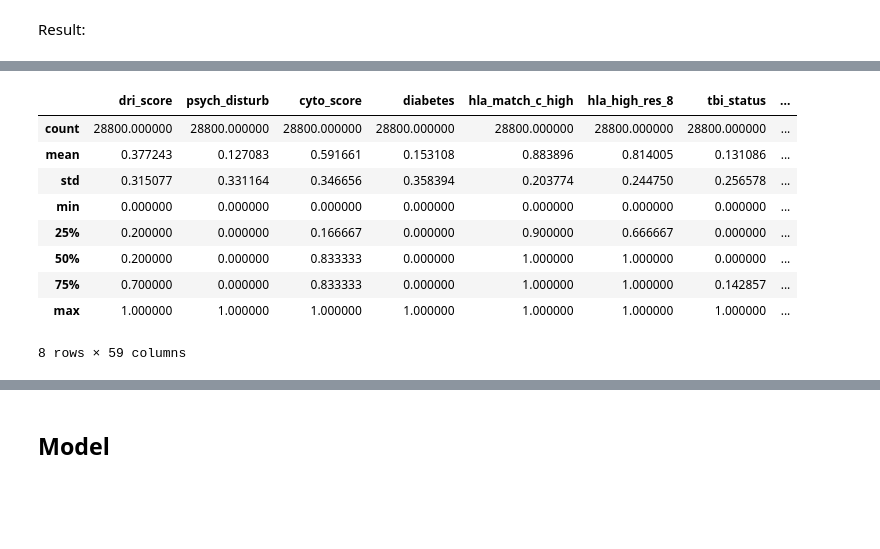
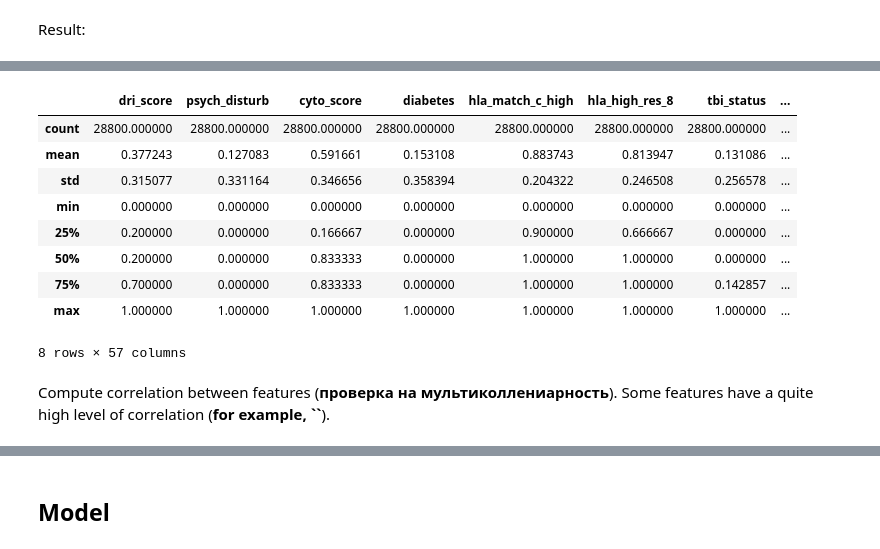
Before and after one commit to serjshul/CIBMTR_Survival_Predictions, a Jupyter notebook: CIBMTR_2025.ipynb, the cells around one changed output, grey strips where cells are left out. Cells and saved outputs as stored; diff of their text form; code cells hidden in the pictures; blank space fills up the shorter version.

```diff
--- a/CIBMTR_2025.ipynb
+++ b/CIBMTR_2025.ipynb
@@ -146,6 +158,9 @@ hla_match_drb1_low, hla_match_dqb1_low, year_hct, hla_match_a_high, donor_age,
 hla_match_b_low, age_at_hct, hla_match_a_low, hla_match_b_high,
 comorbidity_score, karnofsky_score, hla_low_res_8, hla_match_drb1_high,
 hla_low_res_10, efs_time
+# %%
+categorical_cols = categorical_cols[categorical_cols != 'efs']
+numerical_cols = numerical_cols[numerical_cols != 'efs_time']
 # %% [markdown]
 NA analysis:
 # %%
@@ -200,9 +215,12 @@ Fill NA values in the categorical columns with the mode value of each column. Fu
 # %%
 # Filling NAs with mode values
 for col in categorical_cols:
-    df_train[col].fillna(df_train[col].mode()[0], inplace=True)
+    mode = df_train_features[col].mode()[0]
+    df_train_features.fillna({col: mode}, inplace=True)
+    df_test_features.fillna({col: mode}, inplace=True)
 
 # Data encoding
 encoder = OrdinalEncoder()
-df_train[categorical_cols] = encoder.fit_transform(df_train[categorical_cols])
+df_train_features[categorical_cols] = encoder.fit_transform(df_train_features[categorical_cols])
+df_test_features[categorical_cols] = encoder.transform(df_test_features[categorical_cols])
 # %%
@@ -240,8 +258,14 @@ df_train[categorical_cols].head()
 And fill NAs in numerical columns by the Nearest neighbors imputation - `KNNImputer`:
 # %%
 imputer = KNNImputer(n_neighbors=5, weights="uniform")
-train_imputed = imputer.fit_transform(df_train)
-df_train = pd.DataFrame(train_imputed,
-                        columns=df_train.columns,
-                        index=df_train.index)
+#
+df_train_features_imputed = imputer.fit_transform(df_train_features)
+df_train_features = pd.DataFrame(df_train_features_imputed,
+                                 columns=df_train_features.columns,
+                                 index=df_train_features.index)
+#
+df_test_features_imputed = imputer.transform(df_test_features)
+df_test_features = pd.DataFrame(df_test_features_imputed,
+                            columns=df_test_features.columns,
+                            index=df_test_features.index)
 # %%
@@ -274,0 +313,12 @@ df_train = pd.DataFrame(train_scaled,
+# %%
+scaler = MinMaxScaler()
+#
+df_train_features_scaled = scaler.fit_transform(df_train_features)
+df_train_features = pd.DataFrame(df_train_features_scaled,
+                                 columns=df_train_features.columns,
+                                 index=df_train_features.index)
+#
+df_test_features_scaled = scaler.transform(df_test_features)
+df_test_features = pd.DataFrame(df_test_features_scaled,
+                            columns=df_test_features.columns,
+                            index=df_test_features.index)
@@ -288,13 +347,15 @@ df_train.head()
 # %%
-df_train.describe()
+df_train_features.describe()
 # %% [output]
 |  | dri_score | psych_disturb | cyto_score | diabetes | hla_match_c_high | hla_high_res_8 | tbi_status | ... |
 | count | 28800.000000 | 28800.000000 | 28800.000000 | 28800.000000 | 28800.000000 | 28800.000000 | 28800.000000 | ... |
-| mean | 0.377243 | 0.127083 | 0.591661 | 0.153108 | 0.883896 | 0.814005 | 0.131086 | ... |
-| std | 0.315077 | 0.331164 | 0.346656 | 0.358394 | 0.203774 | 0.244750 | 0.256578 | ... |
+| mean | 0.377243 | 0.127083 | 0.591661 | 0.153108 | 0.883743 | 0.813947 | 0.131086 | ... |
+| std | 0.315077 | 0.331164 | 0.346656 | 0.358394 | 0.204322 | 0.246508 | 0.256578 | ... |
 | min | 0.000000 | 0.000000 | 0.000000 | 0.000000 | 0.000000 | 0.000000 | 0.000000 | ... |
 | 25% | 0.200000 | 0.000000 | 0.166667 | 0.000000 | 0.900000 | 0.666667 | 0.000000 | ... |
 | 50% | 0.200000 | 0.000000 | 0.833333 | 0.000000 | 1.000000 | 1.000000 | 0.000000 | ... |
 | 75% | 0.700000 | 0.000000 | 0.833333 | 0.000000 | 1.000000 | 1.000000 | 0.142857 | ... |
 | max | 1.000000 | 1.000000 | 1.000000 | 1.000000 | 1.000000 | 1.000000 | 1.000000 | ... |
-8 rows × 59 columns
+8 rows × 57 columns
+# %% [markdown]
+Compute correlation between features (**проверка на мультиколлениарность**). Some features have a quite high level of correlation (**for example, ``**).
```
Also changed, not shown: parts of 33 cells of this notebook.
